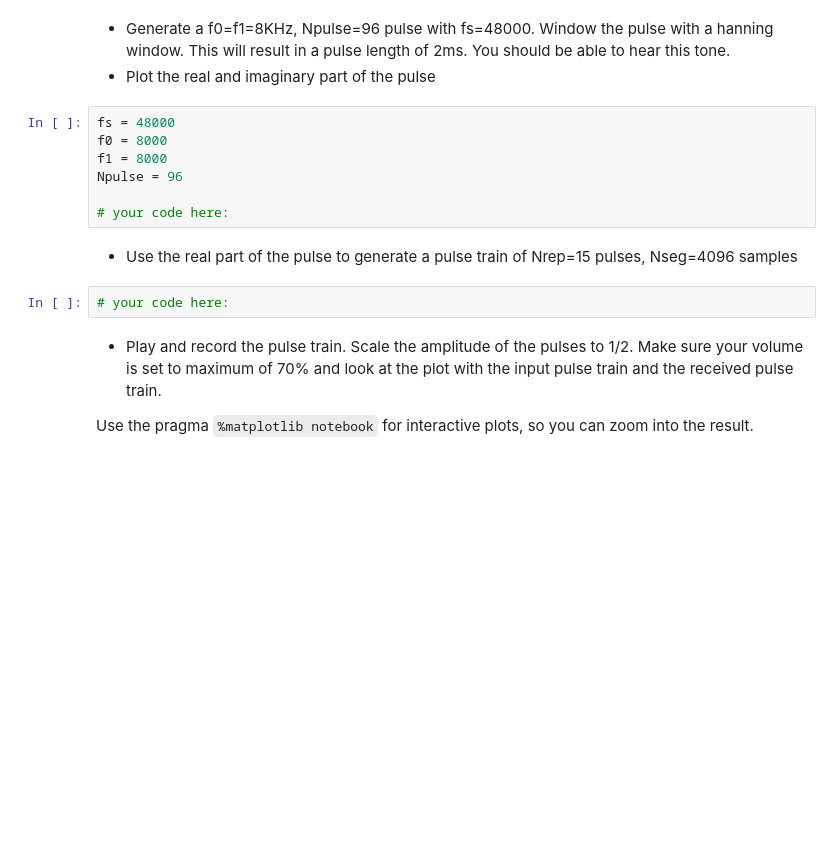
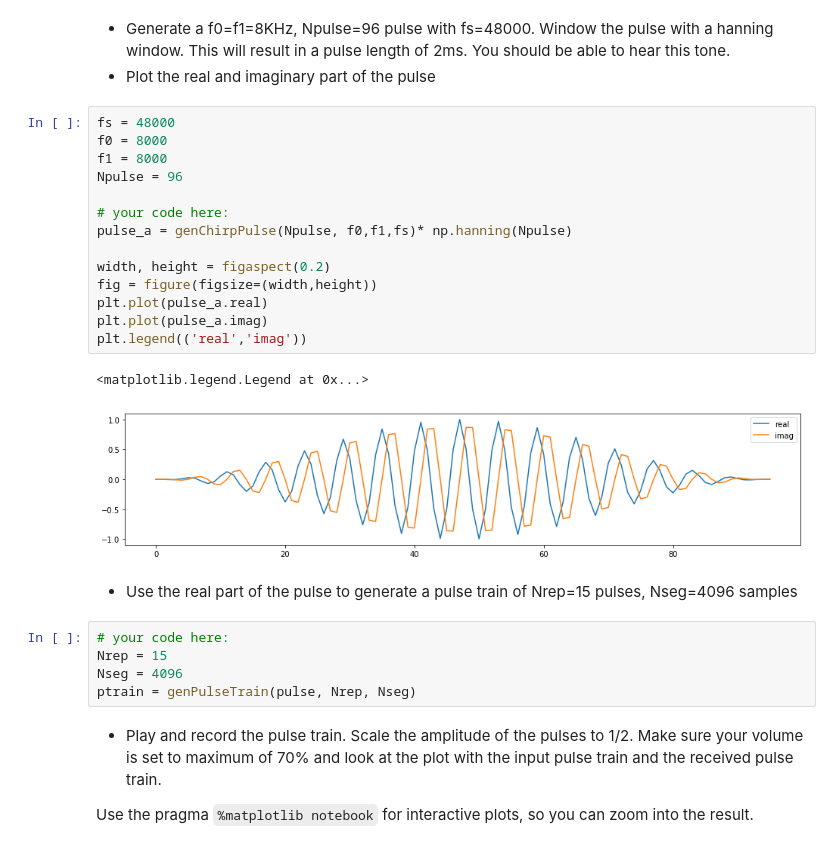
Before and after one commit to lm-t/ee123-labs, a Jupyter notebook: lab1/lab1-TimeDomain-Sonar.ipynb, the cells around one changed output. Drawn from its saved outputs; the diff is of its cells as text; blank space fills up the shorter version.

Commit message:
Attempted to do pulse train and cross correlation function for matched filtering

```diff
--- a/lab1/lab1-TimeDomain-Sonar.ipynb
+++ b/lab1/lab1-TimeDomain-Sonar.ipynb
@@ -738,17 +742,30 @@ with a smooth window. Here, we will use a hanning window.
 # %% [markdown]
 * Generate a f0=f1=8KHz, Npulse=96 pulse with fs=48000. Window the pulse with a hanning window. This will result in a pulse length of 2ms. You should be able to hear this tone.
 * Plot the real and imaginary part of the pulse
-# %%
-fs = 48000
-f0 = 8000
-f1 = 8000
-Npulse = 96
-
-# your code here:
+# %%
+fs = 48000
+f0 = 8000
+f1 = 8000
+Npulse = 96
+
+# your code here:
+pulse_a = genChirpPulse(Npulse, f0,f1,fs)* np.hanning(Npulse)
+
+width, height = figaspect(0.2)
+fig = figure(figsize=(width,height))
+plt.plot(pulse_a.real)
+plt.plot(pulse_a.imag)
+plt.legend(('real','imag'))
+# %% [output]
+<matplotlib.legend.Legend at 0x...>
+[figure, added]
 # %% [markdown]
 * Use the real part of the pulse to generate a pulse train of Nrep=15 pulses, Nseg=4096 samples
 # %%
 # your code here:
+Nrep = 15
+Nseg = 4096
+ptrain = genPulseTrain(pulse, Nrep, Nseg)
 # %% [markdown]
 * Play and record the pulse train. Scale the amplitude of the pulses to 1/2. Make sure your volume is set to maximum of 70% and look at the plot with the input pulse train and the received pulse train.
 
```
Also changed, not shown: parts of 2 cells of this notebook.
